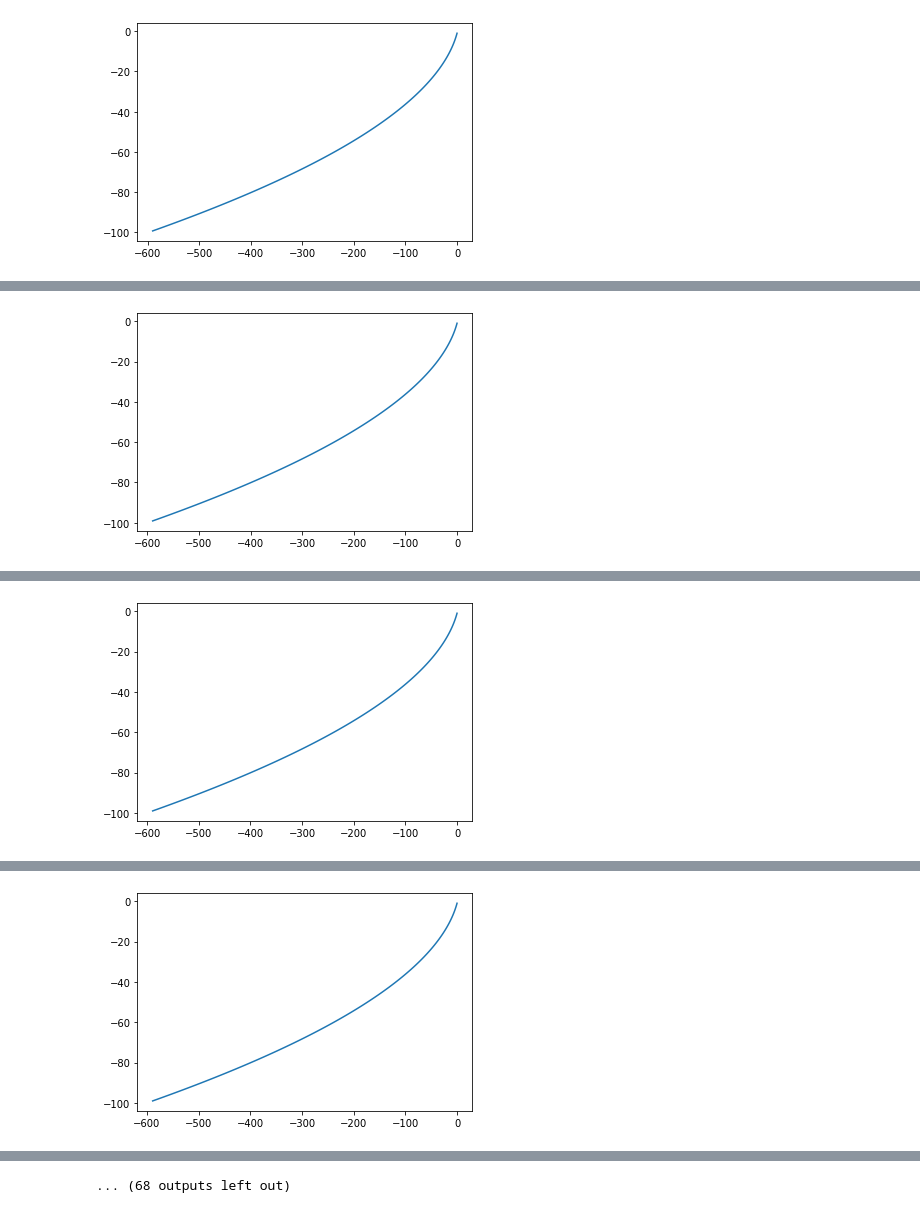
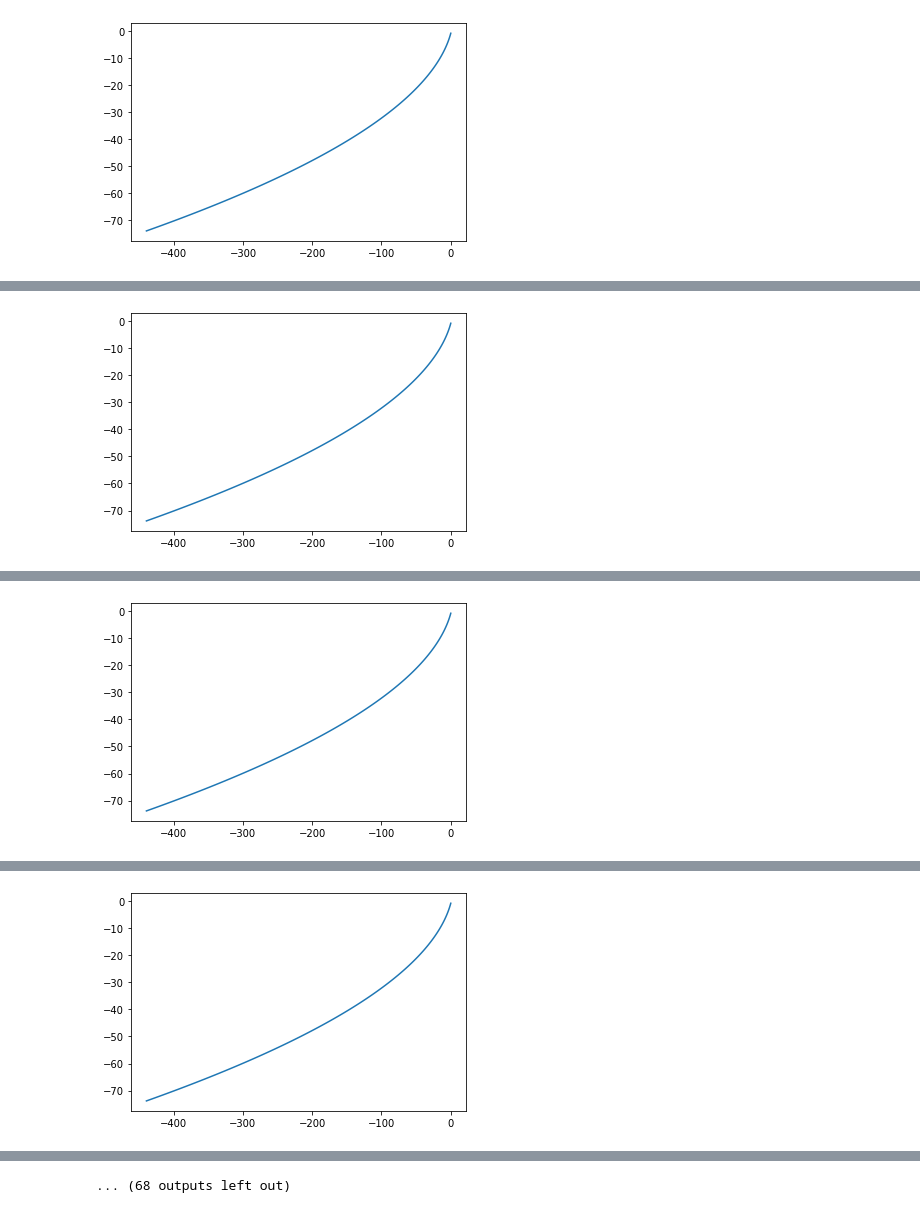
Before and after one commit to bvu36/vuong598, a Jupyter notebook: vuong598project1.ipynb, the cells around one changed output, grey strips where cells are left out. Saved outputs shown, nothing was run; the diff lists cells and outputs as text; code cells hidden in the pictures.

```diff
--- a/vuong598project1.ipynb
+++ b/vuong598project1.ipynb
@@ -49,38 +49,35 @@ class Dynamics(nn.Module):
         state[1] = y_dot
 
         """
+        # Drag
+        cd = 0.75 # for typical model rocket
+        r =
+        V = BOOST_ACCEL * FRAME_TIME
+        A =
+        D = cd * (0.5 * r * (V **2) * A)
+        # https://www.grc.nasa.gov/www/k-12/rocket/drageq.html
+        # https://www.grc.nasa.gov/www/k-12/rocket/shaped.html#:~:text=A%20typical%20value%20for%20the,body%20and%20the%20nozzle%20exit.
 
-        #drag = t.tensor([1])
+        drag = t.tensor([D]) # drag for a typical model rocket
+
         # Apply gravity
-        # Note: Here gravity is used to change velocity which is the second element of the state vector
-        # Normally, we would do x[1] = x[1] + gravity * delta_time
-        # but this is not allowed in PyTorch since it overwrites one variable (x[1]) that is part of the computational graph to be differentiated.
-        # Therefore, I define a tensor dx = [0., gravity * delta_time], and do x = x + dx. This is allowed...
         delta_state_gravity = t.tensor([0., GRAVITY_ACCEL * FRAME_TIME])
 
         # Thrust
-        # Note: Same reason as above. Need a 2-by-1 tensor.
         delta_state = BOOST_ACCEL * FRAME_TIME * t.tensor([0., -1.]) * action
 
         # Update velocity
         state = state + delta_state + delta_state_gravity
 
         # Update state
-        # Note: Same as above. Use operators on matrices/tensors as much as possible. Do not use element-wise operators as they are considered inplace.
         step_mat = t.tensor([[1., FRAME_TIME],
                             [0., 1.]])
         state = t.matmul(step_mat, state)
-        state = state
+        state = state - drag
         return state
 
 
 # a deterministic controller -----------------------------------------
-# Note:
-# 0. You only need to change the network architecture in "__init__"
-# 1. nn.Sigmoid outputs values from 0 to 1, nn.Tanh from -1 to 1
-# 2. You have all the freedom to make the network wider (by increasing "dim_hidden") or deeper (by adding more lines to nn.Sequential)
-# 3. Always start with something simple
-
 class Controller(nn.Module):
 
     def __init__(self, dim_input, dim_hidden, dim_output):
@@ -104,10 +101,6 @@ class Controller(nn.Module):
 
 
 # the simulator that rolls out x(1), x(2), ..., x(T) -------------------------
-# Note:
-# 0. Need to change "initialize_state" to optimize the controller over a distribution of initial states
-# 1. self.action_trajectory and self.state_trajectory stores the action and state trajectories along time
-
 class Simulation(nn.Module):
 
     def __init__(self, controller, dynamics, T):
@@ -138,14 +131,7 @@ class Simulation(nn.Module):
         return state[0]**2 + state[1]**2
 
 
-# set up the optimizer -------------------------
-# Note:
-# 0. LBFGS is a good choice if you don't have a large batch size (i.e., a lot of initial states to consider simultaneously)
-# 1. You can also try SGD and other momentum-based methods implemented in PyTorch
-# 2. You will need to customize "visualize"
-# 3. loss.backward is where the gradient is calculated (d_loss/d_variables)
-# 4. self.optimizer.step(closure) is where gradient descent is done
-
+# set up the optimizer -----------------------------------------------
 class Optimize:
     def __init__(self, simulation):
         self.simulation = simulation
@@ -175,11 +161,11 @@ class Optimize:
         plt.show()
 
 
-# Now it's time to run the code! -------------------------------
+# Running the code ---------------------------------------
 
 T = 100  # number of time steps
 dim_input = 2  # state space dimensions
-dim_hidden = 8  # latent dimensions
+dim_hidden = 10  # latent dimensions
 dim_output = 1  # action space dimensions
 d = Dynamics()  # define dynamics
 c = Controller(dim_input, dim_hidden, dim_output)  # define controller
@@ -191 +177 @@ o.train(40)  # solve the optimization problem
-[figure, old version]
+[figure, new version]
@@ -193 +179 @@ o.train(40)  # solve the optimization problem
-[figure, old version]
+[figure, new version]
@@ -195 +181 @@ o.train(40)  # solve the optimization problem
-[figure, old version]
+[figure, new version]
@@ -197 +183 @@ o.train(40)  # solve the optimization problem
-[figure, old version]
+[figure, new version]
```
Also changed, not shown: parts of 1 cell of this notebook.
